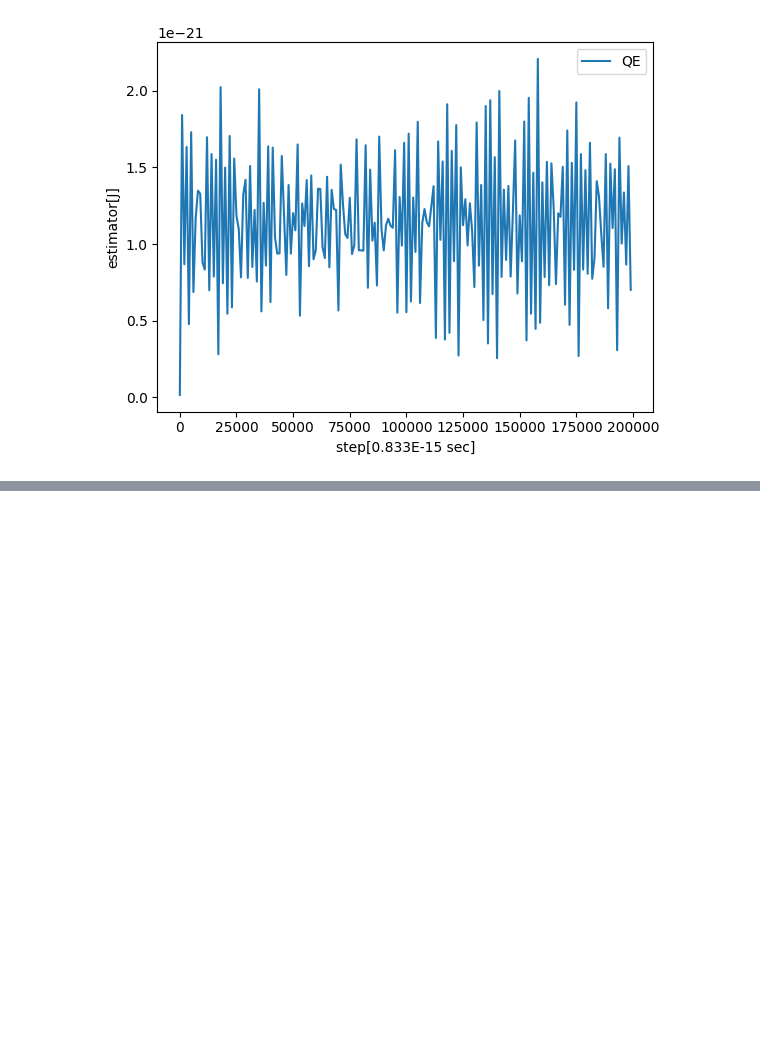
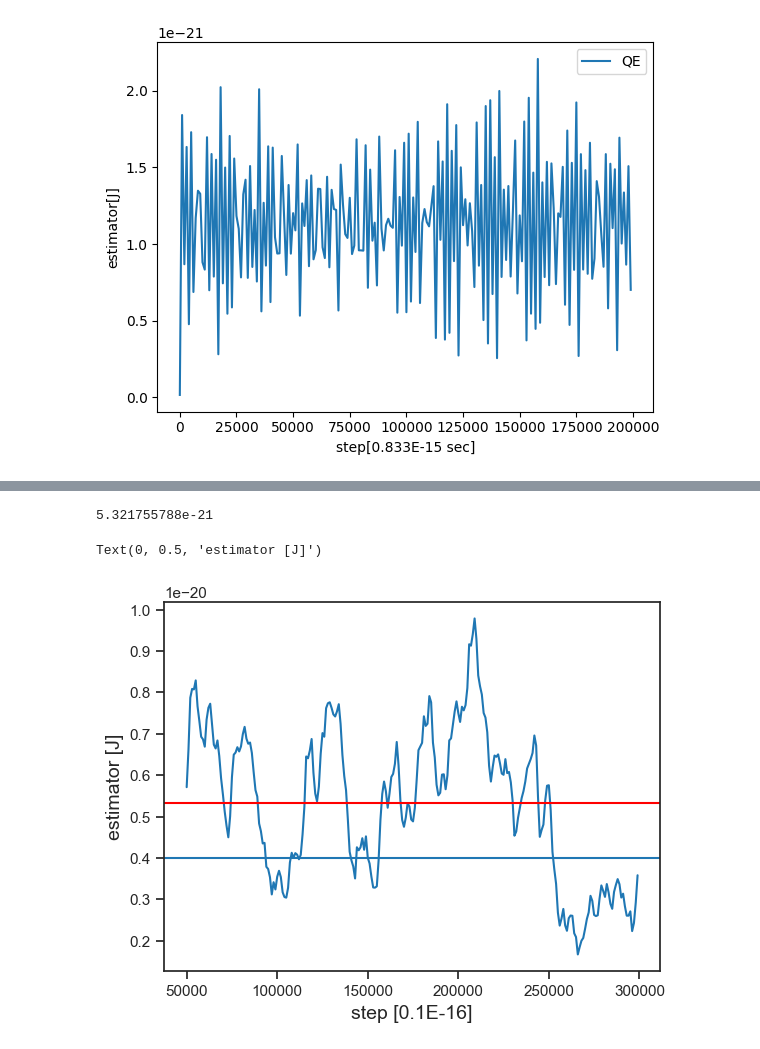
Before and after one commit to SagiMeir/Simulations4Beginners, a Jupyter notebook: Untitled-1.ipynb, the cells around one changed output, grey strips where cells are left out. Drawn from its saved outputs; the diff is of its cells as text; code cells hidden in the pictures; blank space fills up the shorter version.

```diff
--- a/Untitled-1.ipynb
+++ b/Untitled-1.ipynb
@@ -160,0 +175,13 @@ df["T"].values[50:].mean()
+# %%
+df = pd.read_csv("sim.log",sep='\s+')
+plt.plot(df["step"].values[50:],df["QE"].values[50:])
+print(df["QE"].values[50:].mean())
+plt.axhline(df["QE"].values[50:].mean(), color = "red")
+plt.axhline(4.005263763420102e-21)
+
+plt.xlabel("step [0.1E-16]")
+plt.ylabel("estimator [J]")
+# %% [output]
+5.321755788e-21
+Text(0, 0.5, 'estimator [J]')
+[figure, added]
```
Also changed, not shown: parts of 4 cells of this notebook, 2 other files.
